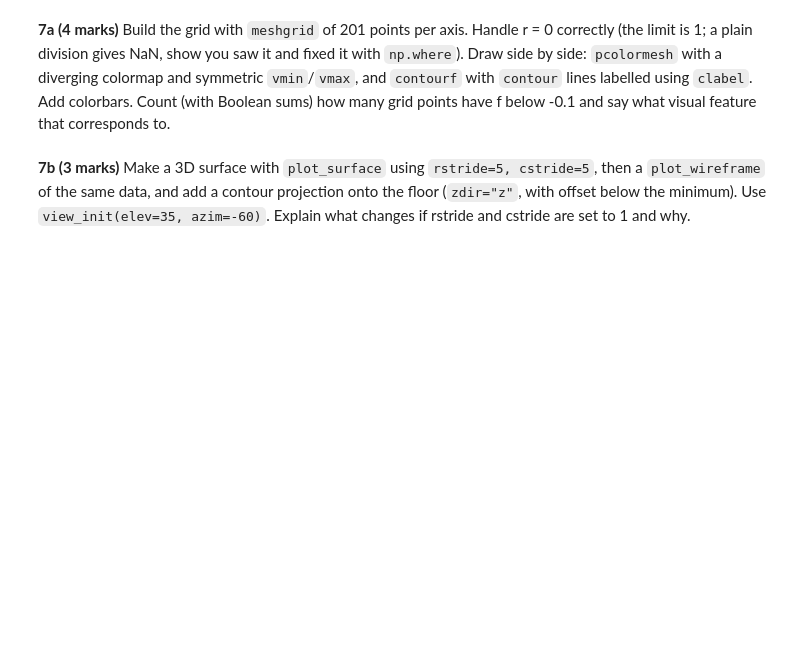
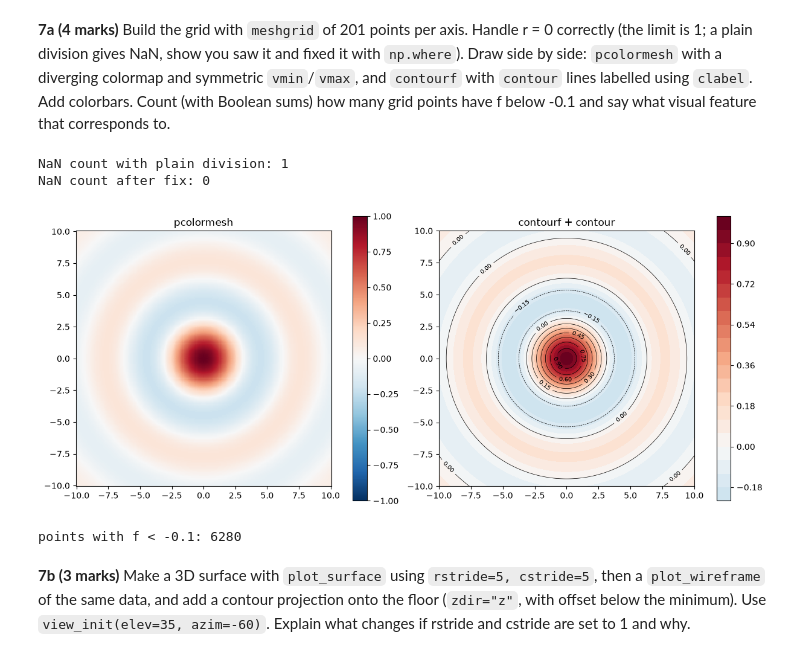
Before and after one commit to hashamasim62/PAI_A3_25F-0117, a Jupyter notebook: Assignment3_Programming_for_AI.ipynb, the cells around one changed output. Drawn from its saved outputs; the diff is of its cells as text; code cells hidden in the pictures; blank space fills up the shorter version.

```diff
--- a/Assignment3_Programming_for_AI.ipynb
+++ b/Assignment3_Programming_for_AI.ipynb
@@ -327,2 +646,27 @@ Let f(x, y) = sin(r) / r with r = sqrt(x^2 + y^2) on x, y in [-10, 10].
+# %%
+# YOUR CODE HERE
+x = np.linspace(-10, 10, 201)
+X, Y = np.meshgrid(x, x)
+R = np.sqrt(X**2 + Y**2)
+with np.errstate(invalid='ignore', divide='ignore'):
+    F_bad = np.sin(R) / R                   # NaN at the centre (0/0)
+print('NaN count with plain division:', np.isnan(F_bad).sum())
+F = np.where(R == 0, 1.0, np.sin(R) / np.where(R == 0, 1.0, R))   # limit at r=0 is 1
+print('NaN count after fix:', np.isnan(F).sum())
+v = np.abs(F).max()
+fig, (a1, a2) = plt.subplots(1, 2, figsize=(12, 5), constrained_layout=True)
+m1 = a1.pcolormesh(X, Y, F, cmap='RdBu_r', vmin=-v, vmax=v, shading='auto')
+fig.colorbar(m1, ax=a1); a1.set_title('pcolormesh'); a1.set_aspect('equal')
+m2 = a2.contourf(X, Y, F, levels=20, cmap='RdBu_r', vmin=-v, vmax=v)
+cl = a2.contour(X, Y, F, levels=10, colors='k', linewidths=0.5)
+a2.clabel(cl, inline=True, fontsize=7)
+fig.colorbar(m2, ax=a2); a2.set_title('contourf + contour'); a2.set_aspect('equal')
+plt.show()
+print('points with f < -0.1:', (F < -0.1).sum())   # these are the negative ring-shaped troughs
+# %% [output]
+NaN count with plain division: 1
+NaN count after fix: 0
+[figure, added]
+points with f < -0.1: 6280
 # %% [markdown]
 **7b (3 marks)** Make a 3D surface with `plot_surface` using `rstride=5, cstride=5`, then a `plot_wireframe` of the same data, and add a contour projection onto the floor (`zdir="z"`, with offset below the minimum). Use `view_init(elev=35, azim=-60)`. Explain what changes if rstride and cstride are set to 1 and why.
```
Also changed, not shown: parts of 32 cells of this notebook, 3 other files.
